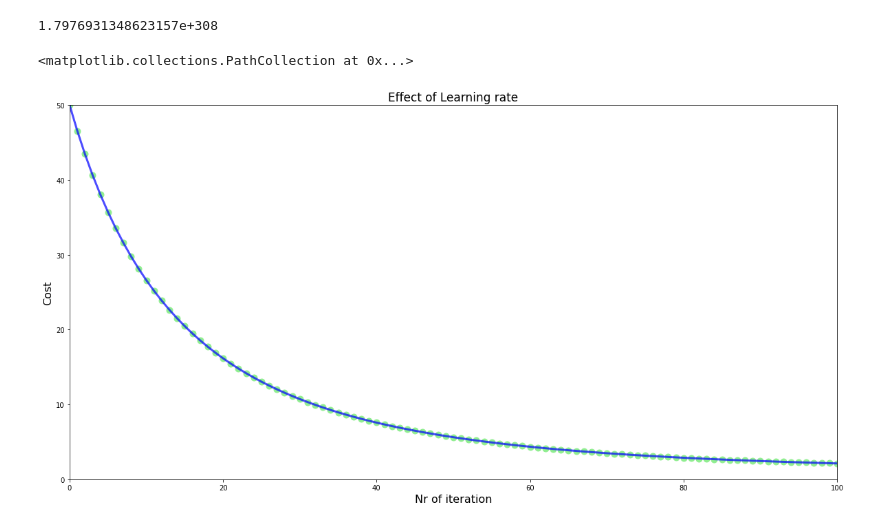
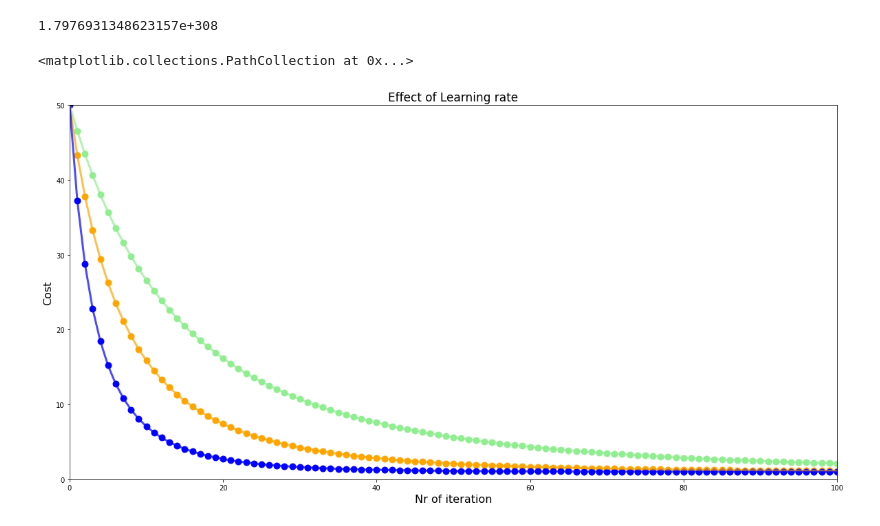
Before and after one commit to sinhadeepak1115/DataScience-and-ML-37, a Jupyter notebook: Gradient Descent [03].ipynb, the cells around one changed output. Cells and saved outputs as stored; diff of their text form; code cells hidden in the pictures.

```diff
--- a/Gradient Descent [03].ipynb
+++ b/Gradient Descent [03].ipynb
@@ -282,27 +284,42 @@ sys.float_info.max
 # %%
 # calling gradient function.
 n = 100
 low_gamma = gradient_descent(dg, initial_guess= 3, multiplier=0.0005 , max_iter=n, precision=0.0001)
+mid_gamma = gradient_descent(dg, initial_guess= 3, multiplier=0.001 , max_iter=n, precision=0.0001)
+high_gamma = gradient_descent(dg, initial_guess= 3, multiplier=0.002 , max_iter=n, precision=0.0001)
 plt.figure(figsize=[20, 10])
+
+#Experiment
+insane_gamma = gradient_descent(derivative_func=dg, initial_guess=1.9, multiplier=0.25)
 
 # Plotting reduction in cost for each iteration.
 
 plt.xlim(0, n)
 plt.ylim( 0, 50)
 
 plt.title('Effect of Learning rate', fontsize=17)
 plt.xlabel('Nr of iteration', fontsize=16)
 plt.ylabel('Cost', fontsize=16)
 
 # Values for our charts
 # 1) Y Axis Data convert the list to numpy arrays
 low_values = np.array(low_gamma[1])
 
+
 # 2) X Axis Data Create a list from 0 to n+1
 iteration_list = list(range(0, n+1))
 
-plt.plot(iteration_list, g(low_values), color='blue', linewidth= 3, alpha=0.7,)
-plt.scatter(iteration_list, g(low_values), color='blue', s=80)
+# Plotting low learning rate
+plt.plot(iteration_list, g(low_values), color='lightgreen', linewidth= 3, alpha=0.7,)
+plt.scatter(iteration_list, g(low_values), color='lightgreen', s=80)
+
+# Plotting mid learning rate
+plt.plot(iteration_list, g(np.array(mid_gamma[1])), color='orange', linewidth= 3, alpha=0.7,)
+plt.scatter(iteration_list, g(np.array(mid_gamma[1])), color='orange', s=80)
+
+# Plotting high learning rate
+plt.plot(iteration_list, g(np.array(high_gamma[1])), color='blue', linewidth= 3, alpha=0.7,)
+plt.scatter(iteration_list, g(np.array(high_gamma[1])), color='blue', s=80)
 # %% [output]
 <matplotlib.collections.PathCollection at 0x...>
-[figure, old version]
+[figure, new version]
```
Also changed, not shown: parts of 5 cells of this notebook.
